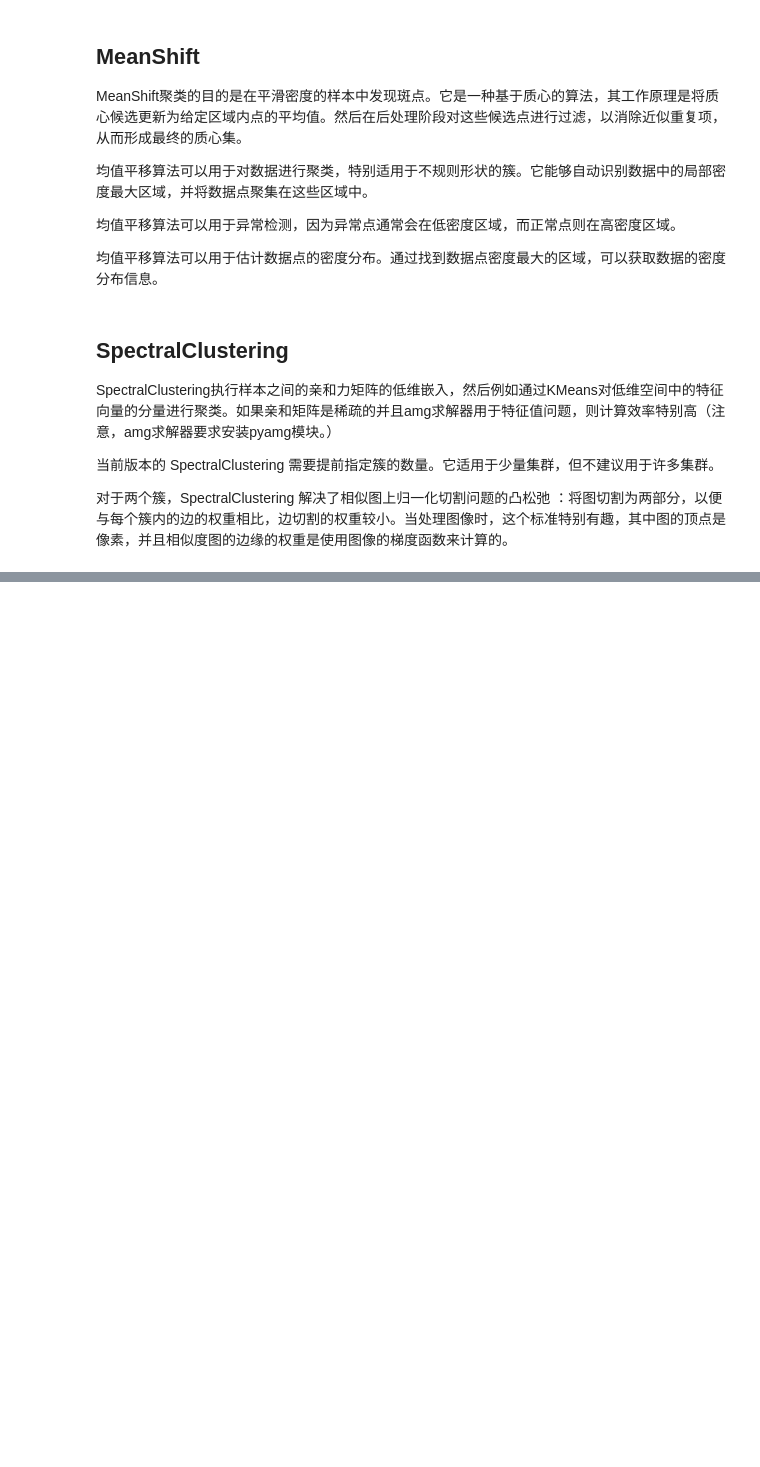
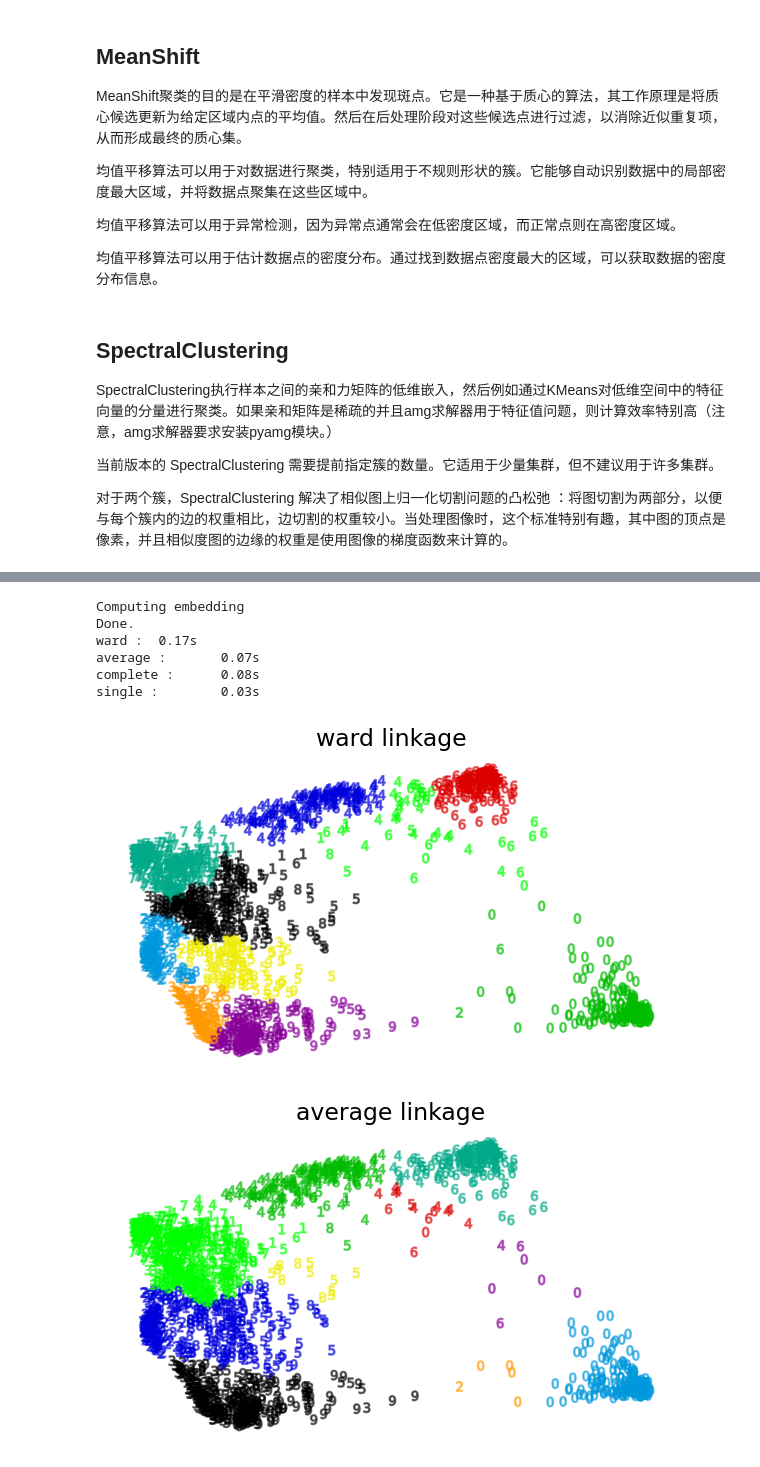
Before and after one commit to zzjc1234/ML_2023_SU, a Jupyter notebook: models&workflow/fitModel/unsuperivsed/Cluster.ipynb, the cells around one changed output, grey strips where cells are left out. Drawn from its saved outputs; the diff is of its cells as text; code cells hidden in the pictures; blank space fills up the shorter version.

Commit message:
add cluster

```diff
--- a/models&workflow/fitModel/unsuperivsed/Cluster.ipynb
+++ b/models&workflow/fitModel/unsuperivsed/Cluster.ipynb
@@ -614,0 +617,69 @@ Ward最小化所有簇内的平方差之和。它是一种方差最小化方法
+# %%
+# Authors: Gael Varoquaux
+# License: BSD 3 clause (C) INRIA 2014
+
+from time import time
+
+import numpy as np
+from matplotlib import pyplot as plt
+
+from sklearn import datasets, manifold
+
+digits = datasets.load_digits()
+X, y = digits.data, digits.target
+n_samples, n_features = X.shape
+
+np.random.seed(0)
+
+
+# ----------------------------------------------------------------------
+# Visualize the clustering
+def plot_clustering(X_red, labels, title=None):
+    x_min, x_max = np.min(X_red, axis=0), np.max(X_red, axis=0)
+    X_red = (X_red - x_min) / (x_max - x_min)
+
+    plt.figure(figsize=(6, 4))
+    for digit in digits.target_names:
+        plt.scatter(
+            *X_red[y == digit].T,
+            marker=f"${digit}$",
+            s=50,
+            c=plt.cm.nipy_spectral(labels[y == digit] / 10),
+            alpha=0.5,
+        )
+
+    plt.xticks([])
+    plt.yticks([])
+    if title is not None:
+        plt.title(title, size=17)
+    plt.axis("off")
+    plt.tight_layout(rect=[0, 0.03, 1, 0.95])
+
+
+# ----------------------------------------------------------------------
+# 2D embedding of the digits dataset
+print("Computing embedding")
+X_red = manifold.SpectralEmbedding(n_components=2).fit_transform(X)
+print("Done.")
+
+from sklearn.cluster import AgglomerativeClustering
+
+for linkage in ("ward", "average", "complete", "single"):
+    clustering = AgglomerativeClustering(linkage=linkage, n_clusters=10)
+    t0 = time()
+    clustering.fit(X_red)
+    print("%s :\t%.2fs" % (linkage, time() - t0))
+
+    plot_clustering(X_red, clustering.labels_, "%s linkage" % linkage)
+
+
+plt.show()
+# %% [output]
+Computing embedding
+Done.
+ward :  0.17s
+average :       0.07s
+complete :      0.08s
+single :        0.03s
+[figure, added]
+[figure, added]
```
Also changed, not shown: parts of 15 cells of this notebook.
